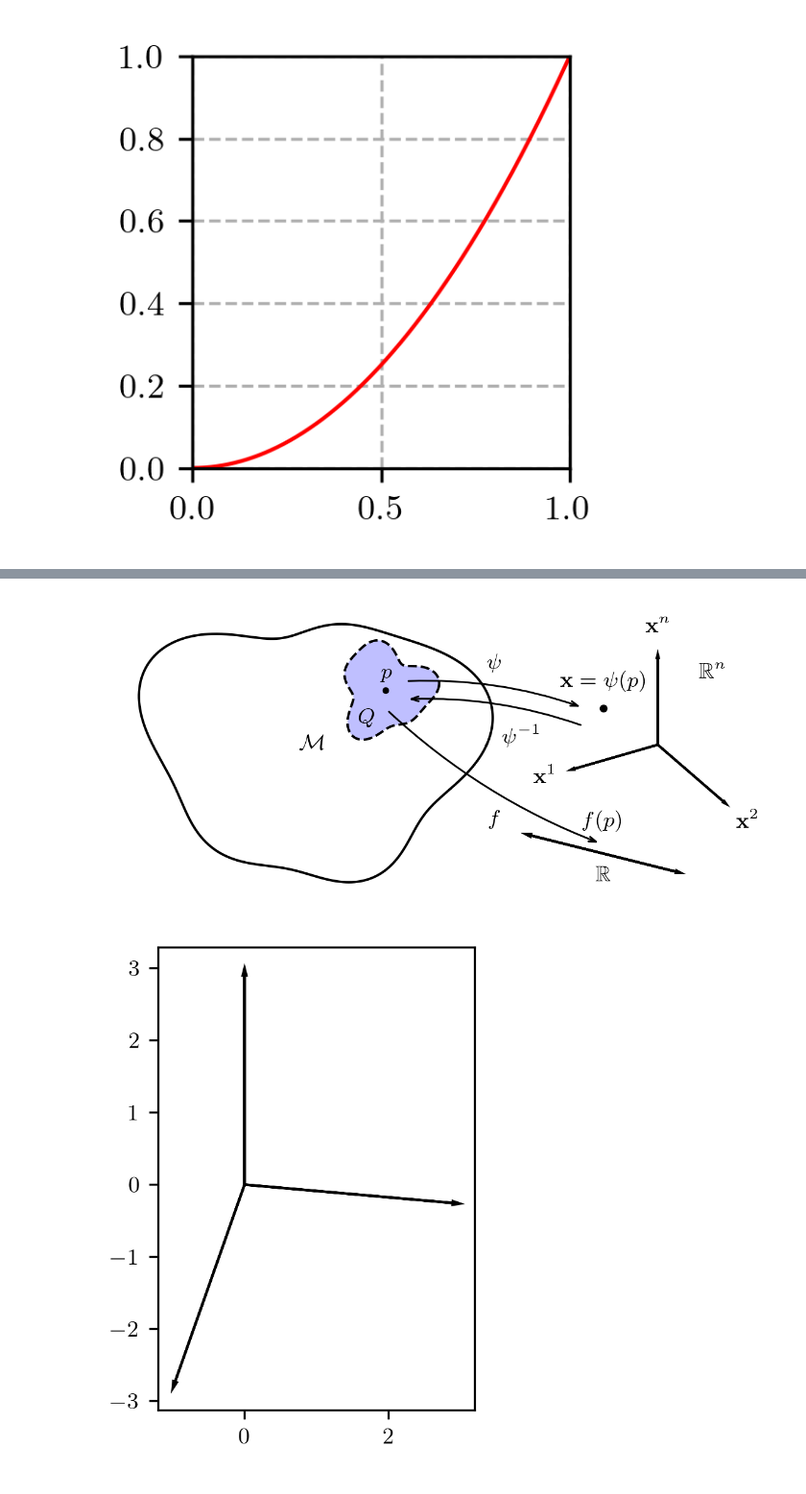
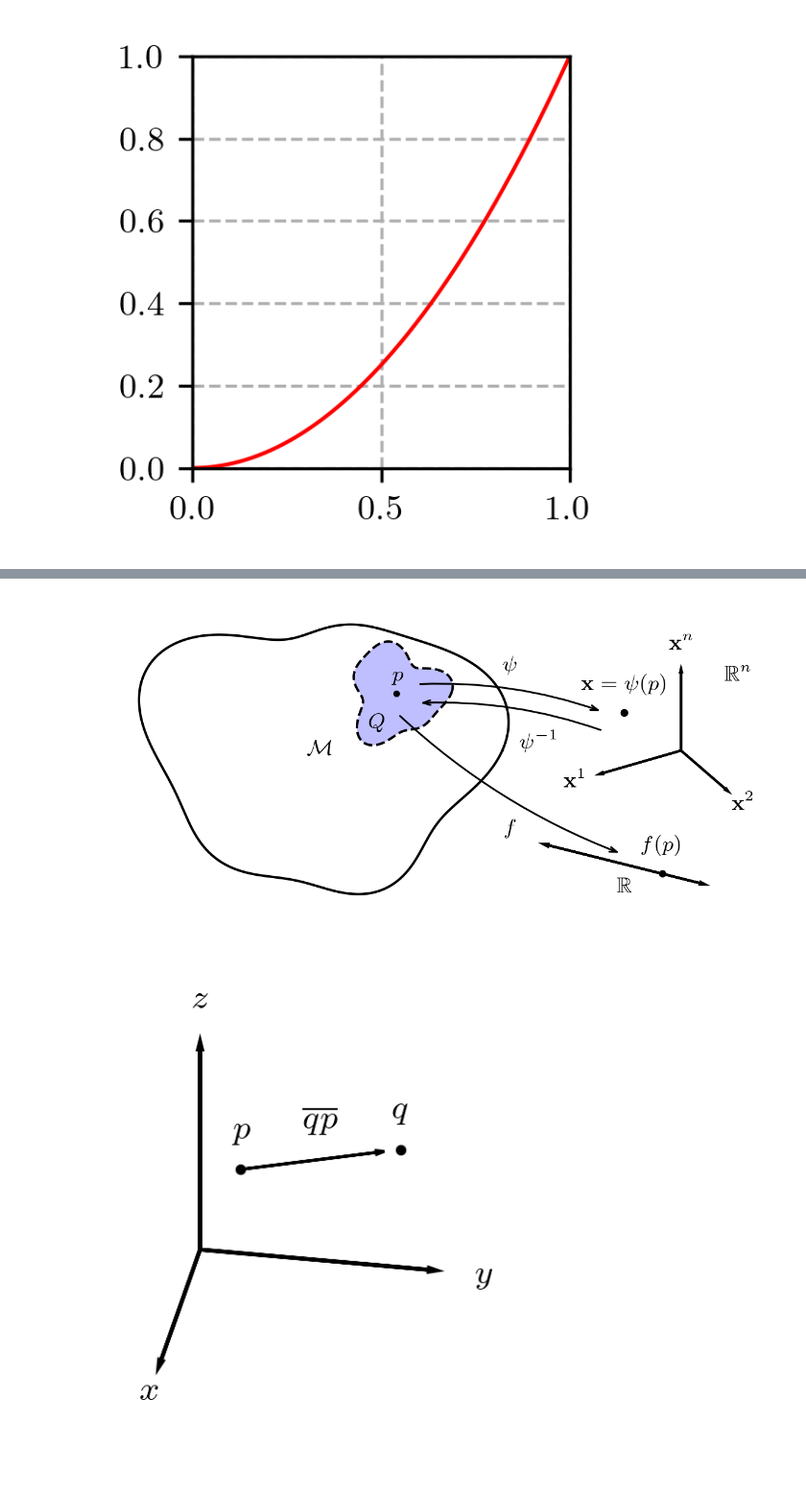
Before and after one commit to silvernuke911/Class_Notes, a Jupyter notebook: Physics 225/code/meeting5.ipynb, the cells around one changed output, grey strips where cells are left out. Shown at 96% size. Drawn from its saved outputs; the diff is of its cells as text; code cells hidden in the pictures.

```diff
--- a/Physics 225/code/meeting5.ipynb
+++ b/Physics 225/code/meeting5.ipynb
@@ -428,6 +604,6 @@ plt.show()
 # %%
 figname = r'..\images\manifoldtoscalar.pdf'
-from matplotlib.patches import FancyArrowPatch
+
 
 plt.figure(figsize=(4,2), dpi=300)
 plt.gca().set_aspect('equal')
@@ -472,6 +648,9 @@ RE = np.array([10,-3.5])
 R1 = R0 - RE
 R2 = RE - R0
 
+fp_1 = R0 + 0.75 * R2
+
+plt.scatter(*fp_1, color='k', s=4)
 plt.arrow(
     *R0,
     *R2,
@@ -599,7 +778,7 @@ plt.annotate(
 
 plt.annotate(
     r"$f(p)$",
-    RNpos + np.array([0, 1.5]),
+    fp_1 + np.array([0, 0.75]),
     ha='center',
     va='center',
     rotation = 0,
@@ -618,31 +797,71 @@ plt.tight_layout()
 plt.savefig(figname)
 plt.show()
 # %% [output]
-[figure, old version]
+[figure, new version]
 # %%
 
 figname = r"..\images\R3vectors.pdf"
 
-plt.figure(figsize = (4,3), dpi = 300)
+plt.figure(figsize = (4,2), dpi = 300)
 plt.gca().set_aspect('equal')
 
 draw_axis(
     [0,0],
     [
         r'$x$',
         r'$y$',
-        r'$yz',
+        r'$z$'
     ],
     -100,
-    20,
-    3
+    30,
+    3,
+    1.2
 )
 
-plt.xlim(-2,3)
-plt.ylim(-4,4)
+p = np.array([0.5,1])
+q = np.array([2.5,1.25])
 
+r = q - p
+
+plt.scatter(*p, color = 'k', s = 3)
+plt.scatter(*q, color = 'k', s = 3)
+plt.annotate(
+    r"$p$",
+    p + np.array([0, 0.5]),
+    ha='center',
+    va='center',
+    rotation = 0,
+    fontsize = 9
+)
+plt.annotate(
+    r"$q$",
+    q + np.array([0, 0.5]),
+    ha='center',
+    va='center',
+    rotation = 0,
+    fontsize = 9
+)
+plt.annotate(
+    r"$\overline{qp}$",
+    p + r/2 + np.array([0, 0.5]),
+    ha='center',
+    va='center',
+    rotation = 0,
+    fontsize = 9
+)
+plt.arrow(
+    *p, *(r * 0.9),
+    linewidth=0.75,
+    head_width=0.05,
+    head_length=0.1,
+    length_includes_head=True,
+    color='k'
+)
+plt.axis('off')
+plt.xlim(-1,4)
+plt.ylim(-2.5,3.5)
 plt.tight_layout()
 plt.savefig(figname)
 plt.show()
 # %% [output]
-[figure, old version]
+[figure, new version]
```
Also changed, not shown: parts of 8 cells of this notebook, 26 other files.
